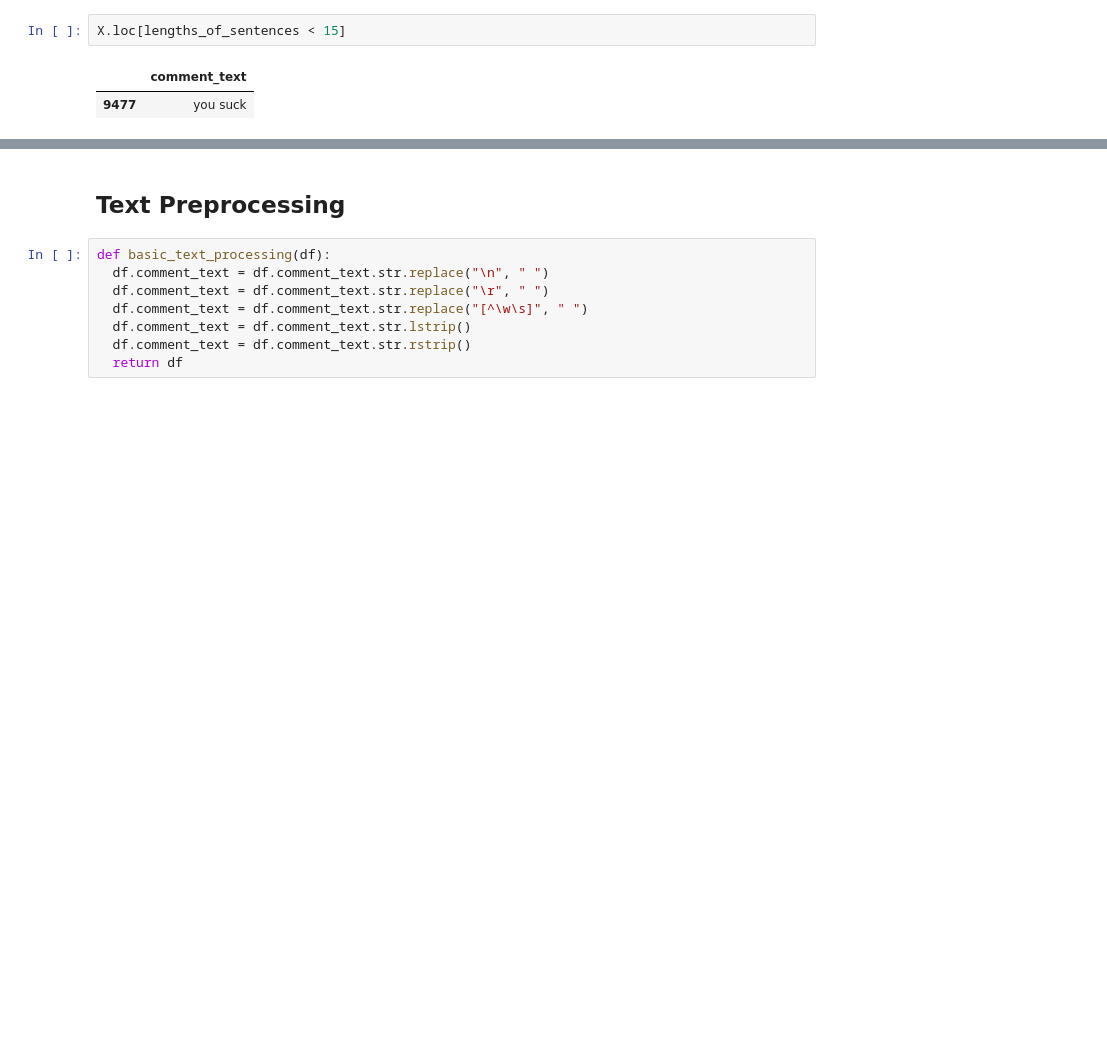
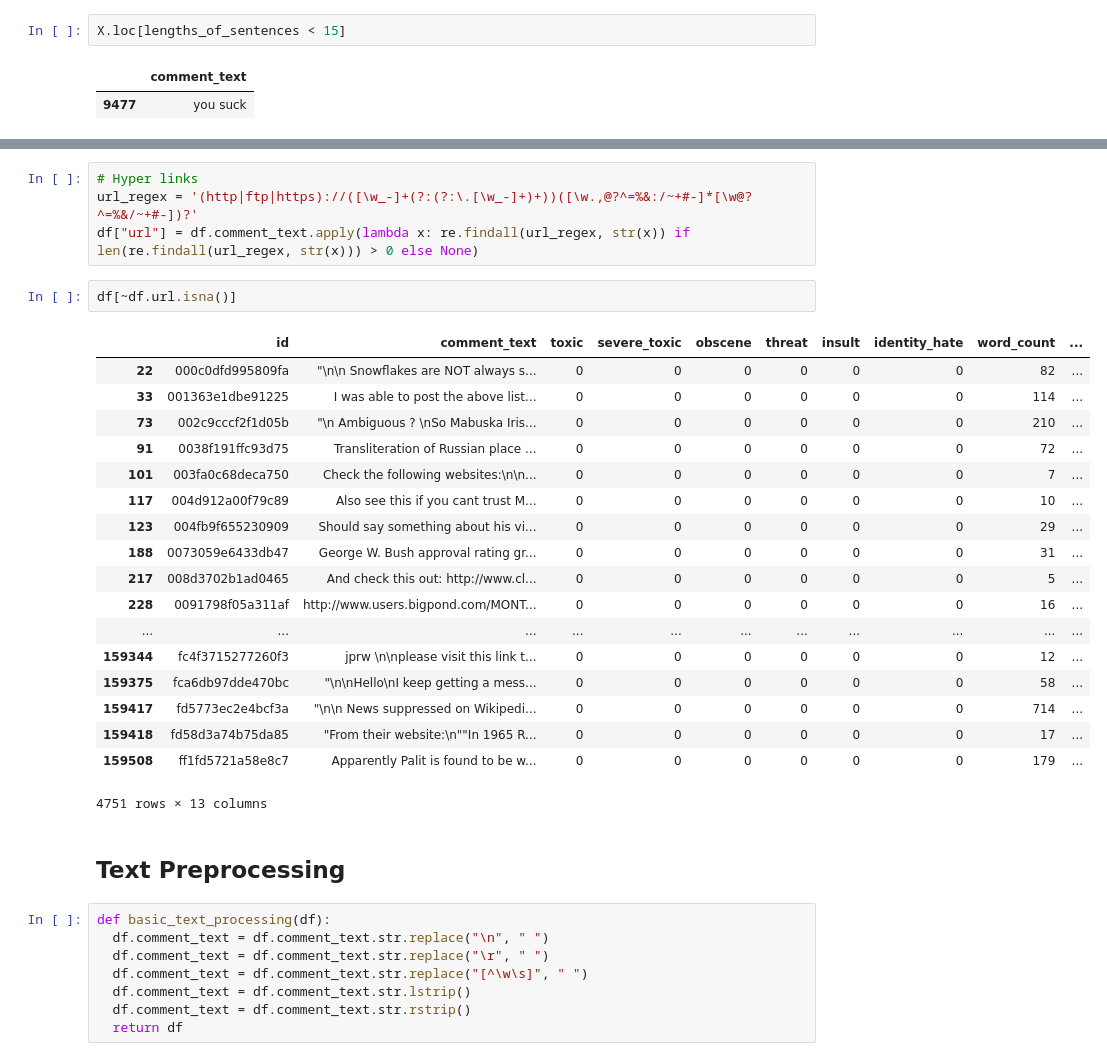
Before and after one commit to shivam-kotwalia/data-science-project, a Jupyter notebook: Multi_label_and_multi_class_classification_NLP.ipynb, the cells around one changed output, grey strips where cells are left out. Saved outputs shown, nothing was run; the diff lists cells and outputs as text; blank space fills up the shorter version.

```diff
--- a/Multi_label_and_multi_class_classification_NLP.ipynb
+++ b/Multi_label_and_multi_class_classification_NLP.ipynb
@@ -242,3 +269,28 @@ X.loc[lengths_of_sentences < 15]
+# %%
+# Hyper links
+url_regex = '(http|ftp|https)://([\w_-]+(?:(?:\.[\w_-]+)+))([\w.,@?^=%&:/~+#-]*[\w@?^=%&/~+#-])?'
+df["url"] = df.comment_text.apply(lambda x: re.findall(url_regex, str(x)) if len(re.findall(url_regex, str(x))) > 0 else None)
+# %%
+df[~df.url.isna()]
+# %% [output]
+|  | id | comment_text | toxic | severe_toxic | obscene | threat | insult | identity_hate | word_count | ... |
+| 22 | 000c0dfd995809fa | "\n\n Snowflakes are NOT always s... | 0 | 0 | 0 | 0 | 0 | 0 | 82 | ... |
+| 33 | 001363e1dbe91225 | I was able to post the above list... | 0 | 0 | 0 | 0 | 0 | 0 | 114 | ... |
+| 73 | 002c9cccf2f1d05b | "\n Ambiguous ? \nSo Mabuska Iris... | 0 | 0 | 0 | 0 | 0 | 0 | 210 | ... |
+| 91 | 0038f191ffc93d75 | Transliteration of Russian place ... | 0 | 0 | 0 | 0 | 0 | 0 | 72 | ... |
+| 101 | 003fa0c68deca750 | Check the following websites:\n\n... | 0 | 0 | 0 | 0 | 0 | 0 | 7 | ... |
+| 117 | 004d912a00f79c89 | Also see this if you cant trust M... | 0 | 0 | 0 | 0 | 0 | 0 | 10 | ... |
+| 123 | 004fb9f655230909 | Should say something about his vi... | 0 | 0 | 0 | 0 | 0 | 0 | 29 | ... |
+| 188 | 0073059e6433db47 | George W. Bush approval rating gr... | 0 | 0 | 0 | 0 | 0 | 0 | 31 | ... |
+| 217 | 008d3702b1ad0465 | And check this out: http://www.cl... | 0 | 0 | 0 | 0 | 0 | 0 | 5 | ... |
+| 228 | 0091798f05a311af | http://www.users.bigpond.com/MONT... | 0 | 0 | 0 | 0 | 0 | 0 | 16 | ... |
+| ... | ... | ... | ... | ... | ... | ... | ... | ... | ... | ... |
+| 159344 | fc4f3715277260f3 | jprw \n\nplease visit this link t... | 0 | 0 | 0 | 0 | 0 | 0 | 12 | ... |
+| 159375 | fca6db97dde470bc | "\n\nHello\nI keep getting a mess... | 0 | 0 | 0 | 0 | 0 | 0 | 58 | ... |
+| 159417 | fd5773ec2e4bcf3a | "\n\n News suppressed on Wikipedi... | 0 | 0 | 0 | 0 | 0 | 0 | 714 | ... |
+| 159418 | fd58d3a74b75da85 | "From their website:\n""In 1965 R... | 0 | 0 | 0 | 0 | 0 | 0 | 17 | ... |
+| 159508 | ff1fd5721a58e8c7 | Apparently Palit is found to be w... | 0 | 0 | 0 | 0 | 0 | 0 | 179 | ... |
+4751 rows × 13 columns
 # %% [markdown]
 ## Text Preprocessing
 # %%
```
Also changed, not shown: parts of 4 cells of this notebook.
